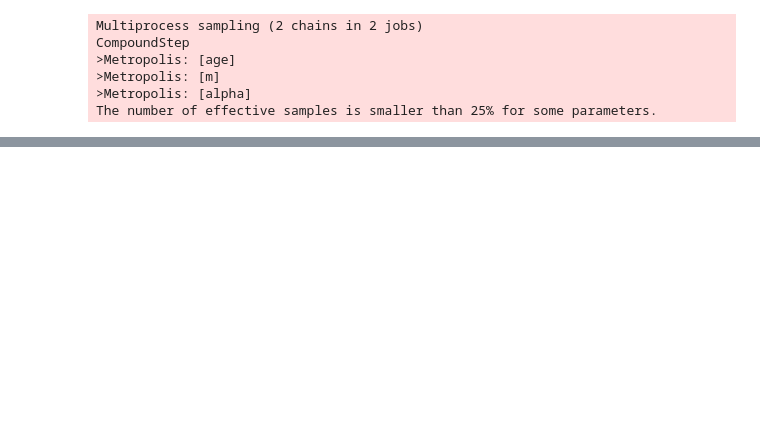
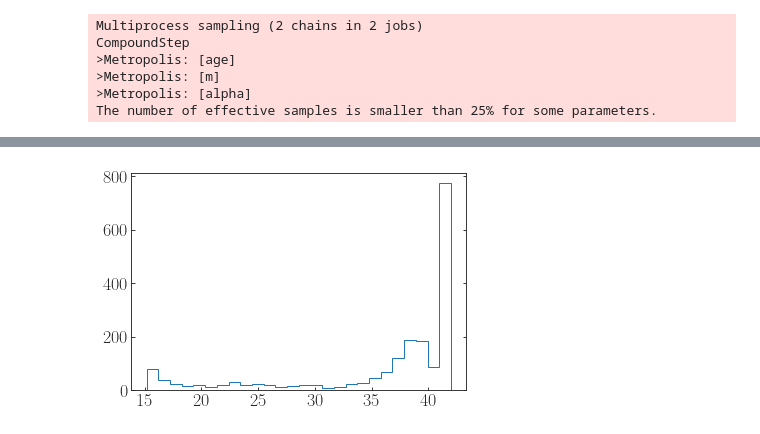
Before and after one commit to caganze/ucdsim, a Jupyter notebook: notebooks/evolutionary models.ipynb, the cells around one changed output, grey strips where cells are left out. Saved outputs shown, nothing was run; the diff lists cells and outputs as text; code cells hidden in the pictures; blank space fills up the shorter version.

```diff
--- a/notebooks/evolutionary models.ipynb
+++ b/notebooks/evolutionary models.ipynb
@@ -114,0 +128,4 @@ array([42.        , 42.        , 42.        , ..., 41.85481673,
+# %%
+h=plt.hist(splat_teff_to_spt(np.concatenate(trace.tg[:,0])), histtype='step', bins='auto')
+# %% [output]
+[figure, added]
```
Also changed, not shown: parts of 10 cells of this notebook.
